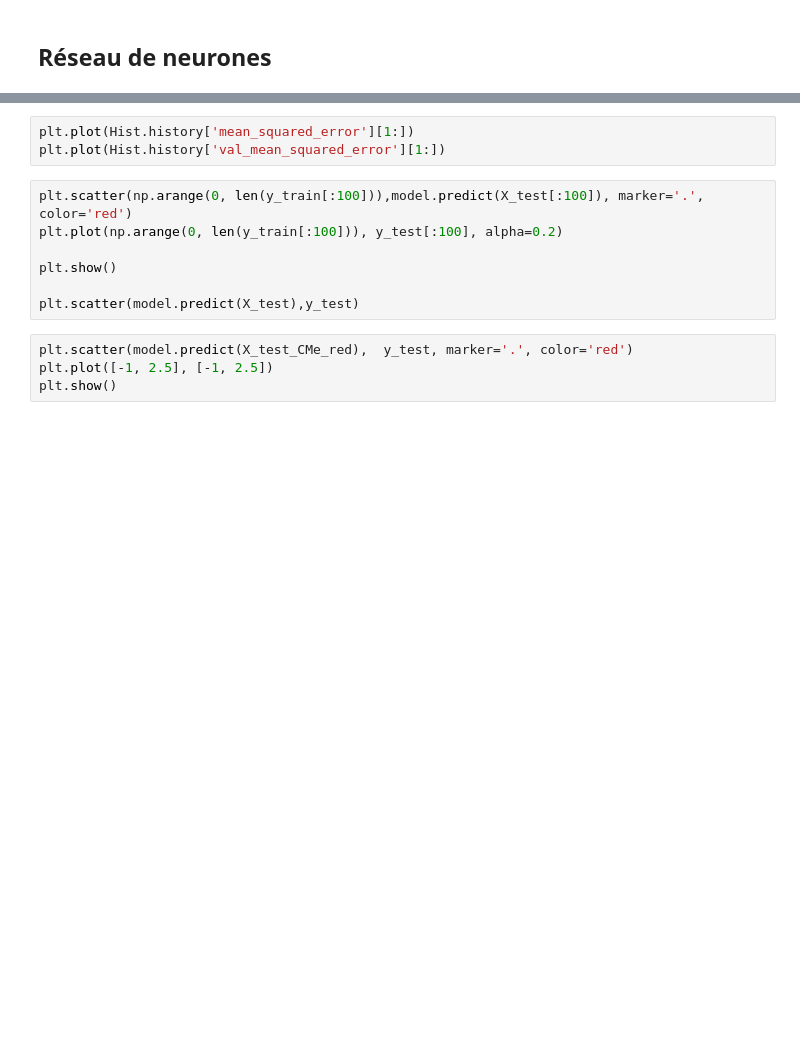
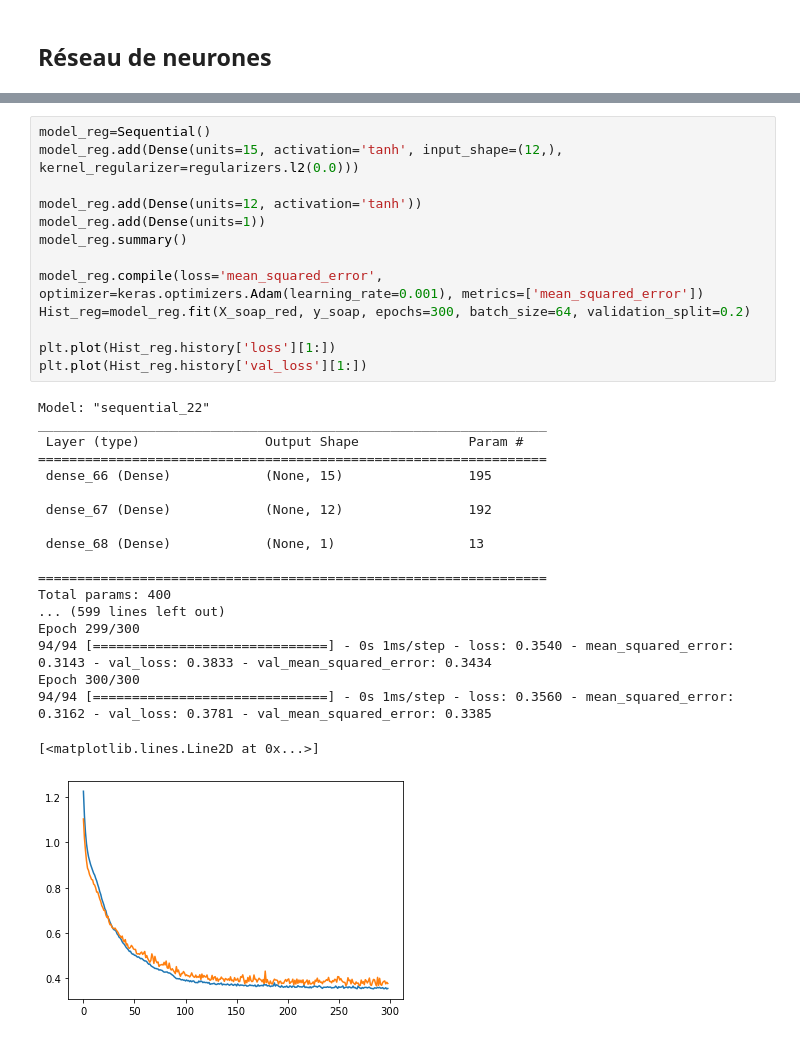
Before and after one commit to LoanRenaud/zundel, a Jupyter notebook: Zundel_Ion.ipynb, the cells around one changed output, grey strips where cells are left out. Drawn from its saved outputs; the diff is of its cells as text; blank space fills up the shorter version.

```diff
--- a/Zundel_Ion.ipynb
+++ b/Zundel_Ion.ipynb
@@ -726,14 +775,33 @@ plt.plot(Hist.history['val_loss'][1:])
-# %%
-plt.plot(Hist.history['mean_squared_error'][1:])
-plt.plot(Hist.history['val_mean_squared_error'][1:])
-# %%
-plt.scatter(np.arange(0, len(y_train[:100])),model.predict(X_test[:100]), marker='.', color='red')
-plt.plot(np.arange(0, len(y_train[:100])), y_test[:100], alpha=0.2)
-
-plt.show()
-
-plt.scatter(model.predict(X_test),y_test)
-# %%
-plt.scatter(model.predict(X_test_CMe_red),  y_test, marker='.', color='red')
-plt.plot([-1, 2.5], [-1, 2.5])
-plt.show()
+# %%
+model_reg=Sequential()
+model_reg.add(Dense(units=15, activation='tanh', input_shape=(12,), kernel_regularizer=regularizers.l2(0.0)))
+
+model_reg.add(Dense(units=12, activation='tanh'))
+model_reg.add(Dense(units=1))
+model_reg.summary()
+
+model_reg.compile(loss='mean_squared_error', optimizer=keras.optimizers.Adam(learning_rate=0.001), metrics=['mean_squared_error'])
+Hist_reg=model_reg.fit(X_soap_red, y_soap, epochs=300, batch_size=64, validation_split=0.2)
+
+plt.plot(Hist_reg.history['loss'][1:])
+plt.plot(Hist_reg.history['val_loss'][1:])
+# %% [output]
+Model: "sequential_22"
+_________________________________________________________________
+ Layer (type)                Output Shape              Param #
+=================================================================
+ dense_66 (Dense)            (None, 15)                195
+
+ dense_67 (Dense)            (None, 12)                192
+
+ dense_68 (Dense)            (None, 1)                 13
+
+=================================================================
+Total params: 400
+... (599 lines left out)
+Epoch 299/300
+94/94 [==============================] - 0s 1ms/step - loss: 0.3540 - mean_squared_error: 0.3143 - val_loss: 0.3833 - val_mean_squared_error: 0.3434
+Epoch 300/300
+94/94 [==============================] - 0s 1ms/step - loss: 0.3560 - mean_squared_error: 0.3162 - val_loss: 0.3781 - val_mean_squared_error: 0.3385
+[<matplotlib.lines.Line2D at 0x...>]
+[figure, added]
```
Also changed, not shown: parts of 15 cells of this notebook, 9 other files.
